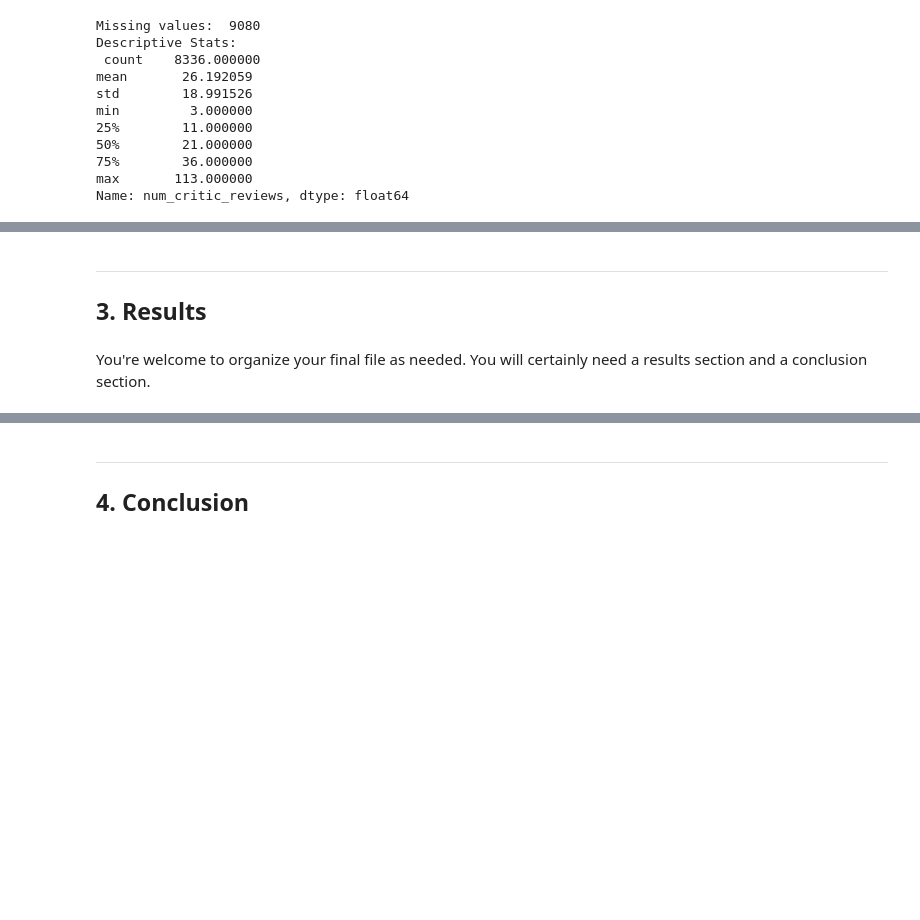
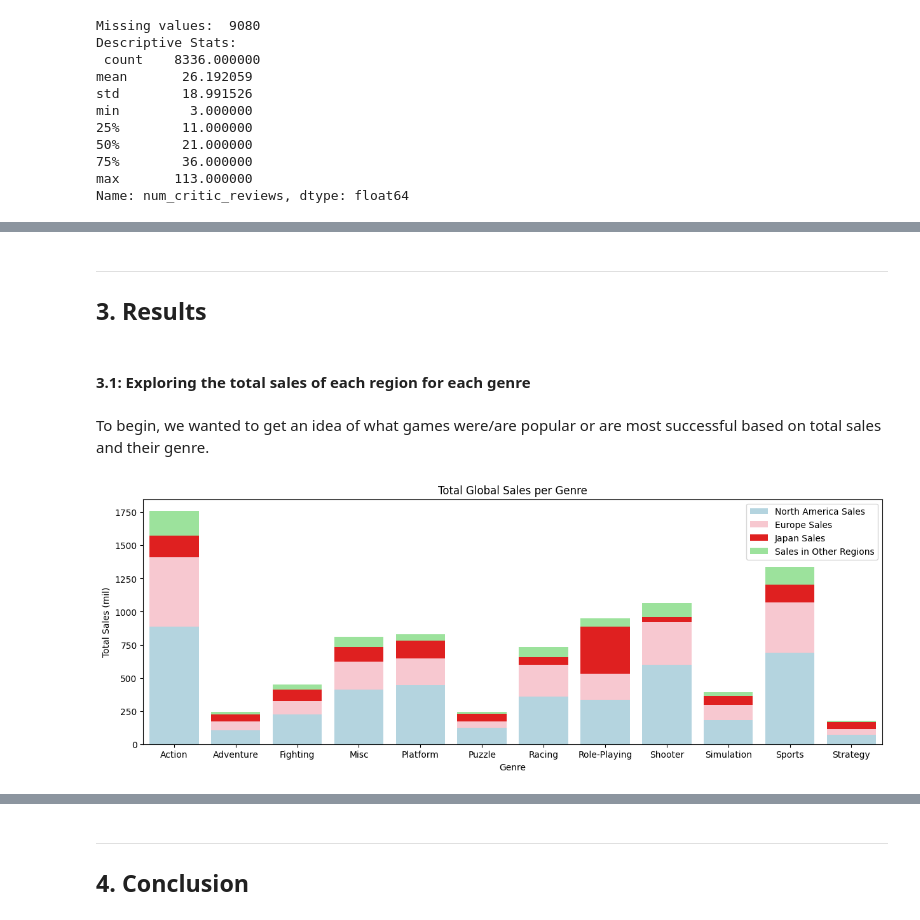
Before and after one commit to harkiran-b/cs280_project, a Jupyter notebook: FinalReport_FA23_EK_HB.ipynb, the cells around one changed output, grey strips where cells are left out. Cells and saved outputs as stored; diff of their text form; code cells hidden in the pictures; blank space fills up the shorter version.

```diff
--- a/FinalReport_FA23_EK_HB.ipynb
+++ b/FinalReport_FA23_EK_HB.ipynb
@@ -65,6 +52,8 @@ video_games = video_games.rename(columns = {'Name':'name', 'Platform':'console',
                               'NA_Sales':'sales_in_north_a', 'EU_Sales':'sales_in_europe', 'JP_Sales':'sales_in_japan', 'Other_Sales':'other_sales',
                               'Global_Sales':'total_global_sales', 'Critic_Score':'critic_score', 'Critic_Count':'num_critic_reviews',
                               'User_Score':'user_score', 'User_Count':'num_user_reviews', 'Rating':'rating_ESRB'})
+#scaling the user scores to be out of 100% rather than out of 10
+video_games['user_score'] = video_games['user_score']*10
 video_games
 # %% [output]
 |  | name | console | release_year | genre | publisher | sales_in_north_a | sales_in_europe | sales_in_japan | ... |
@@ -449,2 +388,0 @@ array([8. , nan, 8.3, 8.5, 6.6, 8.4, 8.6, 7.7, 6.3, 7.4, 8.2, 9. , 7.9,
-# %%
-video_games['user_score_scaled'] = video_games['user_score'] * 10
@@ -500,5 +389,27 @@ From this graph we can observe that the action genre had the highest number of r
-# %% [markdown]
----
-## 3. Results
-# %% [markdown]
-You're welcome to organize your final file as needed.  You will certainly need a results section and a conclusion section.
+# %% [markdown]
+---
+
+## 3. Results
+# %% [markdown]
+#### 3.1: Exploring the total sales of each region for each genre
+# %% [markdown]
+To begin, we wanted to get an idea of what games were/are popular or are most successful based on total sales and their genre.
+# %%
+#Grouping by genre
+grped_genres = video_games.groupby(by=['genre']).agg({'sales_in_north_a':'sum','sales_in_europe':'sum',
+                                                      'sales_in_japan':'sum','other_sales':'sum'}).reset_index()
+#Building stacked bar graph
+plt.figure(figsize = (15, 5))
+sns.barplot(data = grped_genres, x = "genre", y = "sales_in_north_a", label = "North America Sales", color = "lightblue", errwidth = 0)
+sns.barplot(data = grped_genres, x = "genre", y = "sales_in_europe", label = "Europe Sales", color = "pink", errwidth = 0,
+           bottom = grped_genres['sales_in_north_a'])
+sns.barplot(data = grped_genres, x = "genre", y = "sales_in_japan", label = "Japan Sales", color = "red", errwidth = 0,
+           bottom = grped_genres['sales_in_north_a'] + grped_genres['sales_in_europe'])
+sns.barplot(data = grped_genres, x = "genre", y = "other_sales", label = "Sales in Other Regions", color = "lightgreen", errwidth = 0,
+           bottom = grped_genres['sales_in_north_a'] + grped_genres['sales_in_europe'] + grped_genres['sales_in_japan'])
+plt.title("Total Global Sales per Genre")
+plt.xlabel("Genre")
+plt.ylabel("Total Sales (mil)")
+plt.legend();
+# %% [output]
+[figure, added]
```
Also changed, not shown: parts of 104 cells of this notebook.
